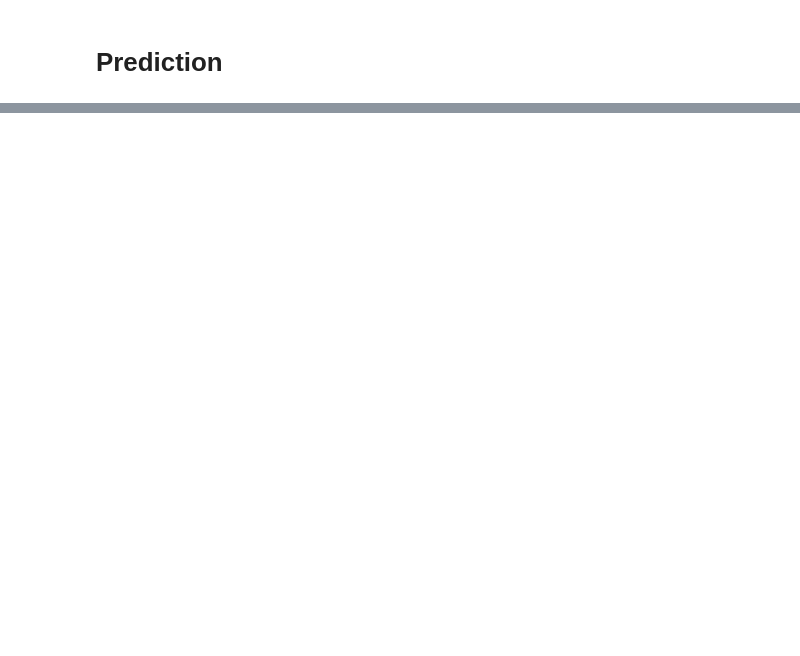
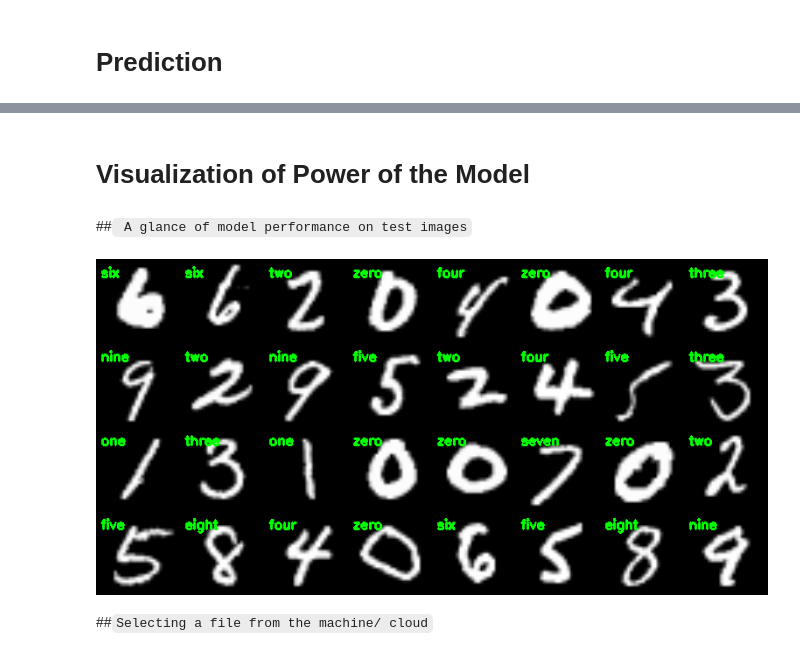
Before and after one commit to Kai-Kun-1/AI-ML-course, a Jupyter notebook: MLP_MNIST_std_with_montage.ipynb, the cells around one changed output, grey strips where cells are left out. Cells and saved outputs as stored; diff of their text form; code cells hidden in the pictures; blank space fills up the shorter version.

```diff
--- a/MLP_MNIST_std_with_montage.ipynb
+++ b/MLP_MNIST_std_with_montage.ipynb
@@ -219,0 +248,5 @@ Prediction: 5
+# %%
+test = np.expand_dims(image_resized, axis=0)
+prediction = model.predict(test)
+predicted_class = np.argmax(prediction[0])
+print('Prediction : {}'.format(predicted_class))
@@ -219,0 +277,57 @@ Prediction: 5
+# %% [markdown]
+# Visualization of Power of the Model
+# %% [markdown]
+##` A glance of model performance on test images`
+# %%
+LabelNames= [ "zero","one","two","three","four","five","six","seven","eight","nine" ]
+# %%
+import cv2
+import numpy as np
+from tensorflow.keras import backend as K
+from imutils import build_montages
+from google.colab.patches import cv2_imshow as imshow
+
+# Initialize our list of output images
+images = []
+
+# Randomly select a few testing fashion items
+for i in np.random.choice(np.arange(0, len(test_labels)), size=(32,)):
+    # FIX: Add batch dimension correctly for model prediction
+    probs = model.predict(test_images[i][np.newaxis, ...], verbose=0)
+    prediction = probs.argmax(axis=1)
+    label = LabelNames[prediction[0]]
+
+    # FIX: Corrected indentation for the format check
+    if K.image_data_format() == "channels_first":
+        image = (test_images[i][0] * 255).astype("uint8")
+    else:
+        image = (test_images[i] * 255).astype("uint8")
+
+    # Initialize the text label color as green (correct)
+    color = (0, 255, 0)
+
+    # FIX: Corrected indentation for the error checking
+    # Checks if prediction matches the actual target index
+    if prediction[0] != np.argmax(test_labels[i]):
+        color = (0, 0, 255)
+
+    # Merge the channels into one image and resize it
+    image = cv2.merge([image] * 3)
+    image = cv2.resize(image, (96, 96), interpolation=cv2.INTER_LINEAR)
+    cv2.putText(image, label, (5, 20), cv2.FONT_HERSHEY_SIMPLEX, 0.5, color, 2)
+
+    # Add the image to our list of output images
+    images.append(image)
+
+# Construct the montage for the images
+montage = build_montages(images, (96, 96), (8, 4))[0]
+
+# Show the output montage
+imshow(montage)
+
+# Note: cv2.waitKey and destroyAllWindows are not needed/functional
+# inside Google Colab notebook environments, so they are omitted.
+# %% [output]
+[figure, added]
+# %% [markdown]
+##`Selecting a file from the machine/ cloud`
```
Also changed, not shown: parts of 27 cells of this notebook.
